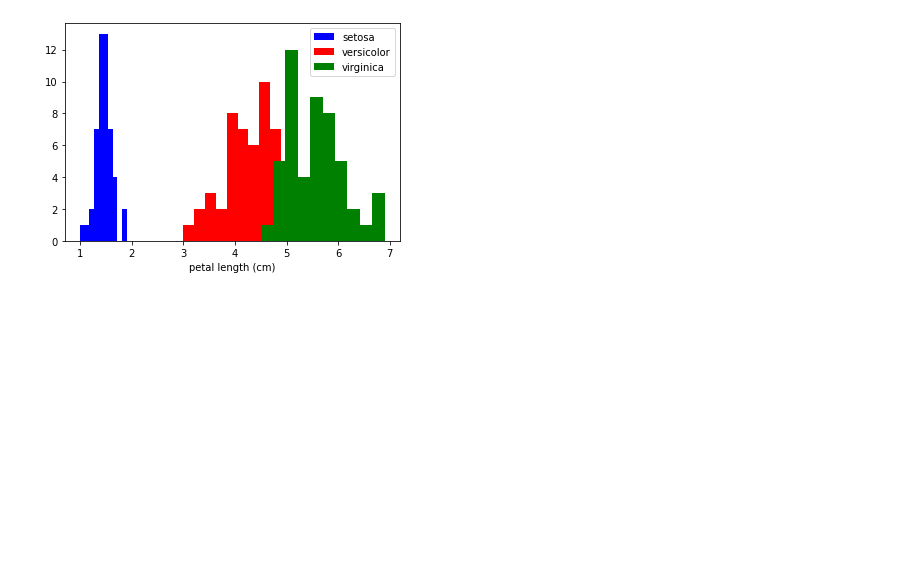
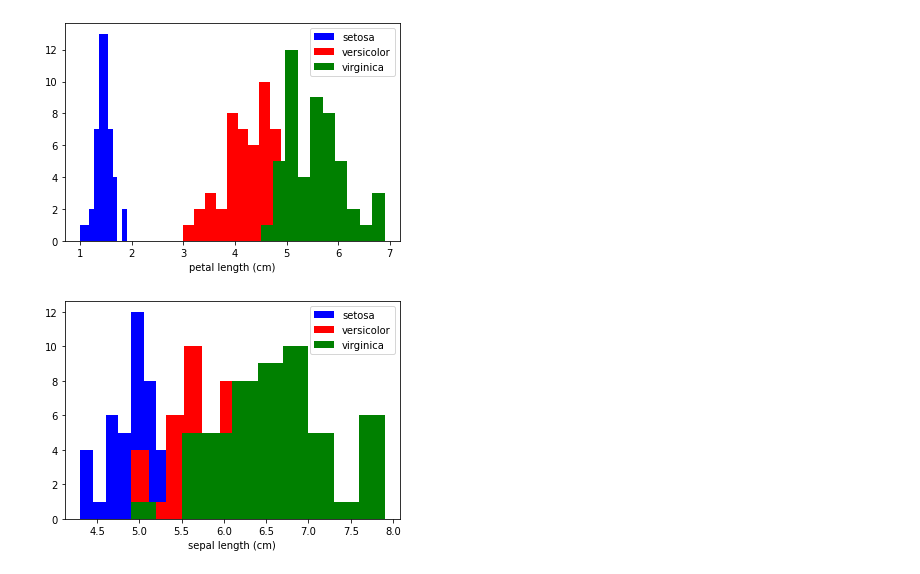
Before and after one commit to raviakasapu/MachineLearning, a Jupyter notebook: Machine_Learning_HelloWorld_Iris_dataset.ipynb, the cells around one changed output. Saved outputs shown, nothing was run; the diff lists cells and outputs as text; code cells hidden in the pictures; blank space fills up the shorter version.

```diff
--- a/Machine_Learning_HelloWorld_Iris_dataset.ipynb
+++ b/Machine_Learning_HelloWorld_Iris_dataset.ipynb
@@ -121,3 +105,16 @@ ax.legend()
 plt.show()
 # %% [output]
 [figure]
+# %%
+fig, ax = plt.subplots()
+col_index = 0
+colors = ['blue','red','green']
+plot_object = zip(range(len(iris.target_names)),colors)
+for label, colors in plot_object:
+  ax.hist(iris.data[iris.target==label, col_index], label=iris.target_names[label], color=colors)
+
+ax.set_xlabel(iris.feature_names[col_index])
+ax.legend()
+plt.show()
+# %% [output]
+[figure, added]
```
Also changed, not shown: parts of 3 cells of this notebook.
